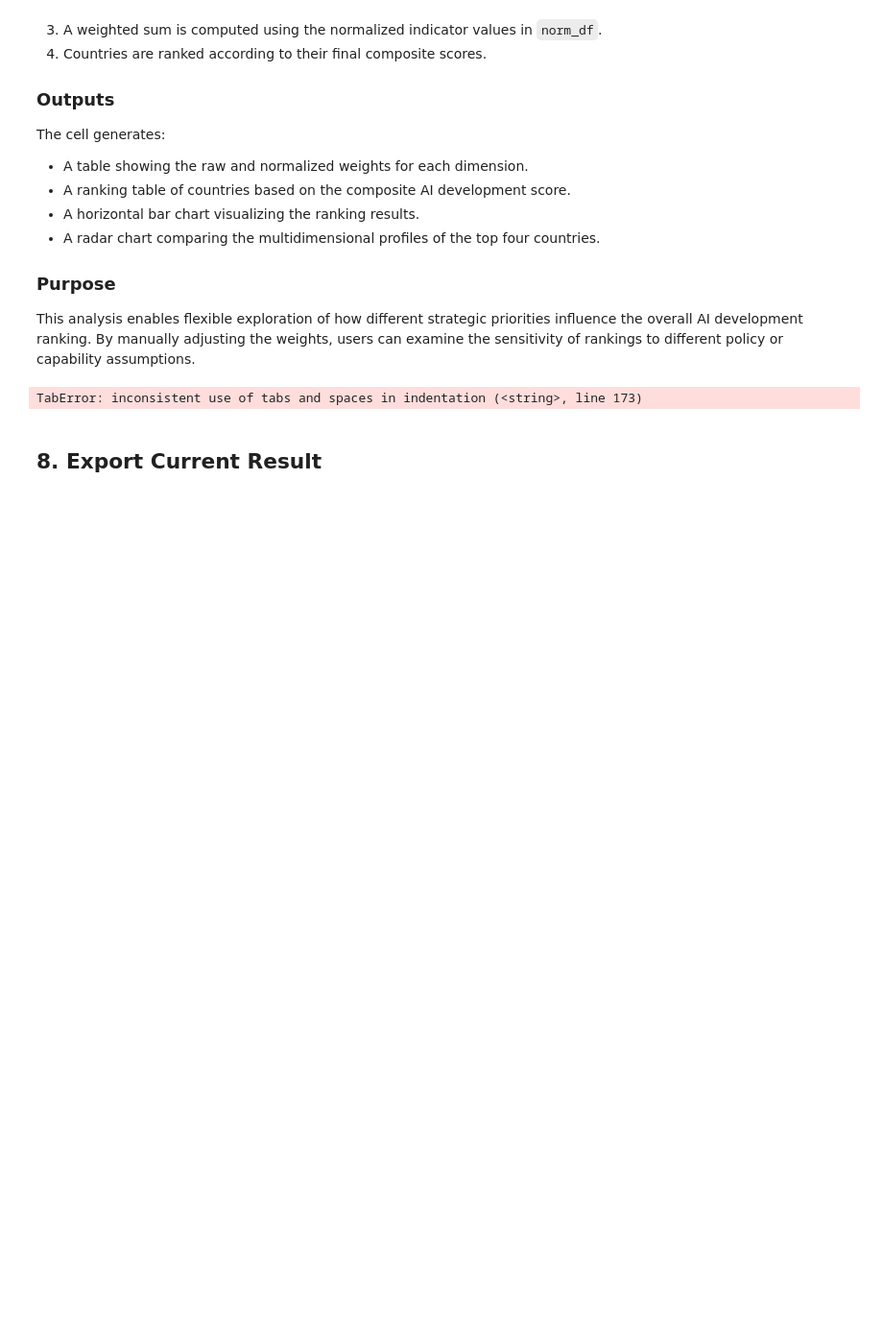
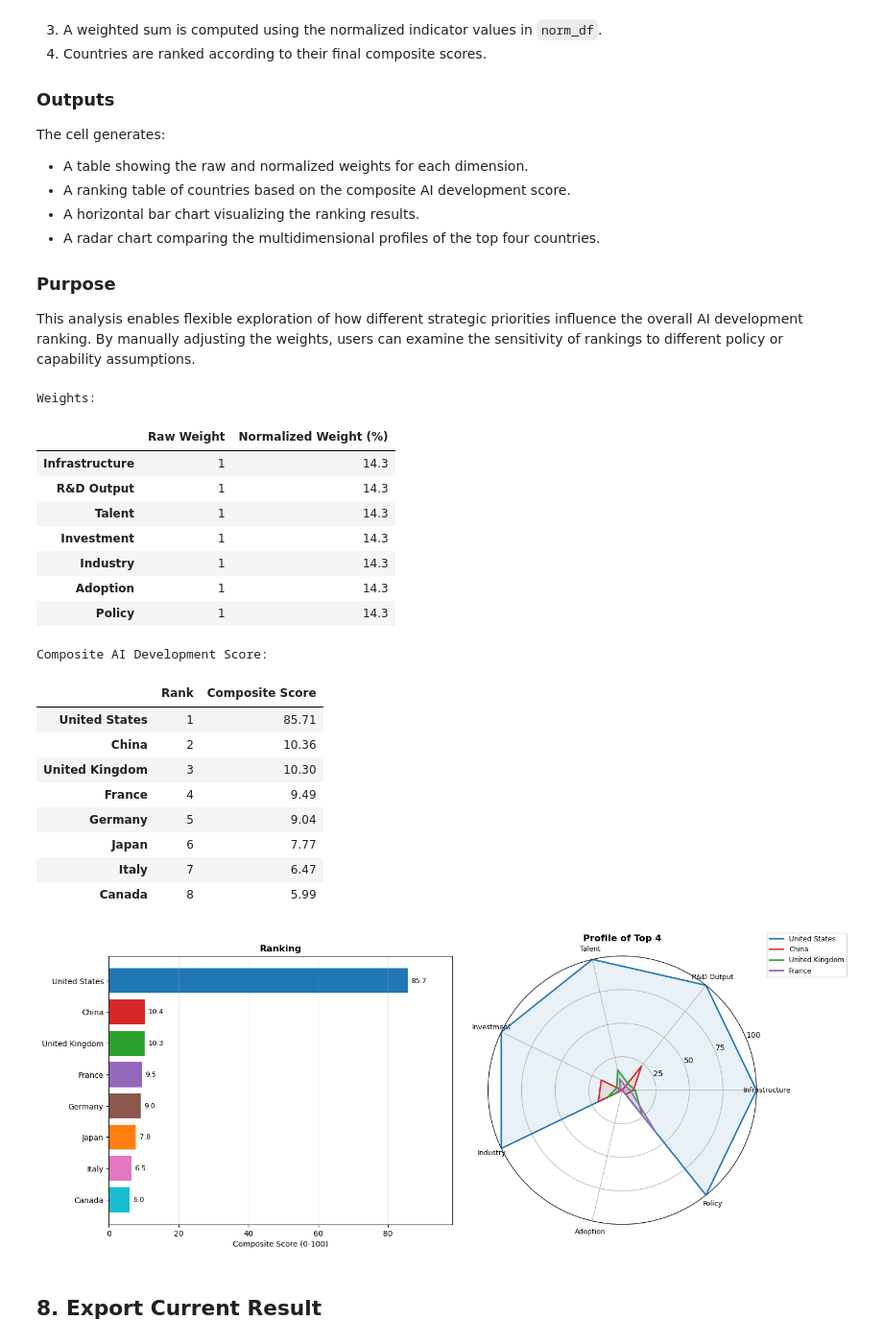
Before and after one commit to Nothingisavaliable/AI-Policy, a Jupyter notebook: notebooks/AI LeveL/ai_level_analysis.ipynb, the cells around one changed output. Shown at 96% size. Drawn from its saved outputs; the diff is of its cells as text; code cells hidden in the pictures; blank space fills up the shorter version.

```diff
--- a/notebooks/AI LeveL/ai_level_analysis.ipynb
+++ b/notebooks/AI LeveL/ai_level_analysis.ipynb
@@ -383,44 +383,56 @@ for country in top4:
         alpha=0.1,
         color=color
     )
-	Raw Weight	Normalized Weight (%)
-Infrastructure	20	33.3
-R&D Output	0	0.0
-Talent	20	33.3
-Investment	0	0.0
-Industry	0	0.0
-Adoption	0	0.0
-Policy
+
 ax2.set_xticks(angles[:-1])
 
 ax2.set_xticklabels(
     DIMENSIONS,
     fontsize=9
 )
 
 ax2.set_ylim(0, 100)
 
 ax2.set_yticks([25, 50, 75, 100])
 
 ax2.set_title(
     "Profile of Top 4",
     fontsize=12,
     fontweight="bold",
     pad=20
 )
 
 ax2.legend(
     loc="upper right",
     bbox_to_anchor=(1.35, 1.1),
     fontsize=9
 )
 
 ax2.grid(True)
 
 plt.tight_layout()
 plt.show()
 # %% [output]
-TabError: inconsistent use of tabs and spaces in indentation (<string>, line 173)
+Weights:
+|  | Raw Weight | Normalized Weight (%) |
+| Infrastructure | 1 | 14.3 |
+| R&D Output | 1 | 14.3 |
+| Talent | 1 | 14.3 |
+| Investment | 1 | 14.3 |
+| Industry | 1 | 14.3 |
+| Adoption | 1 | 14.3 |
+| Policy | 1 | 14.3 |
+Composite AI Development Score:
+|  | Rank | Composite Score |
+| United States | 1 | 85.71 |
+| China | 2 | 10.36 |
+| United Kingdom | 3 | 10.30 |
+| France | 4 | 9.49 |
+| Germany | 5 | 9.04 |
+| Japan | 6 | 7.77 |
+| Italy | 7 | 6.47 |
+| Canada | 8 | 5.99 |
+[figure, added]
 # %% [markdown]
 ## 8. Export Current Result
 # %%
```
Also changed, not shown: parts of 1 cell of this notebook.
